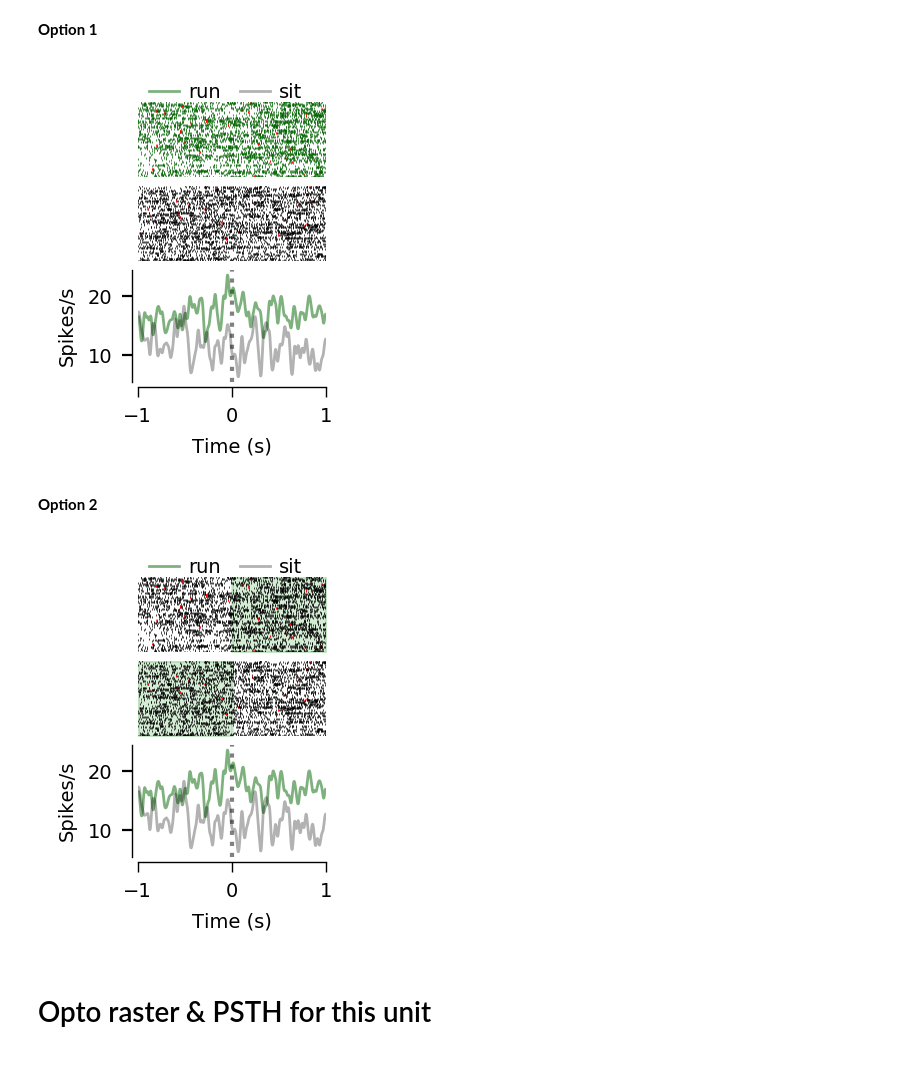
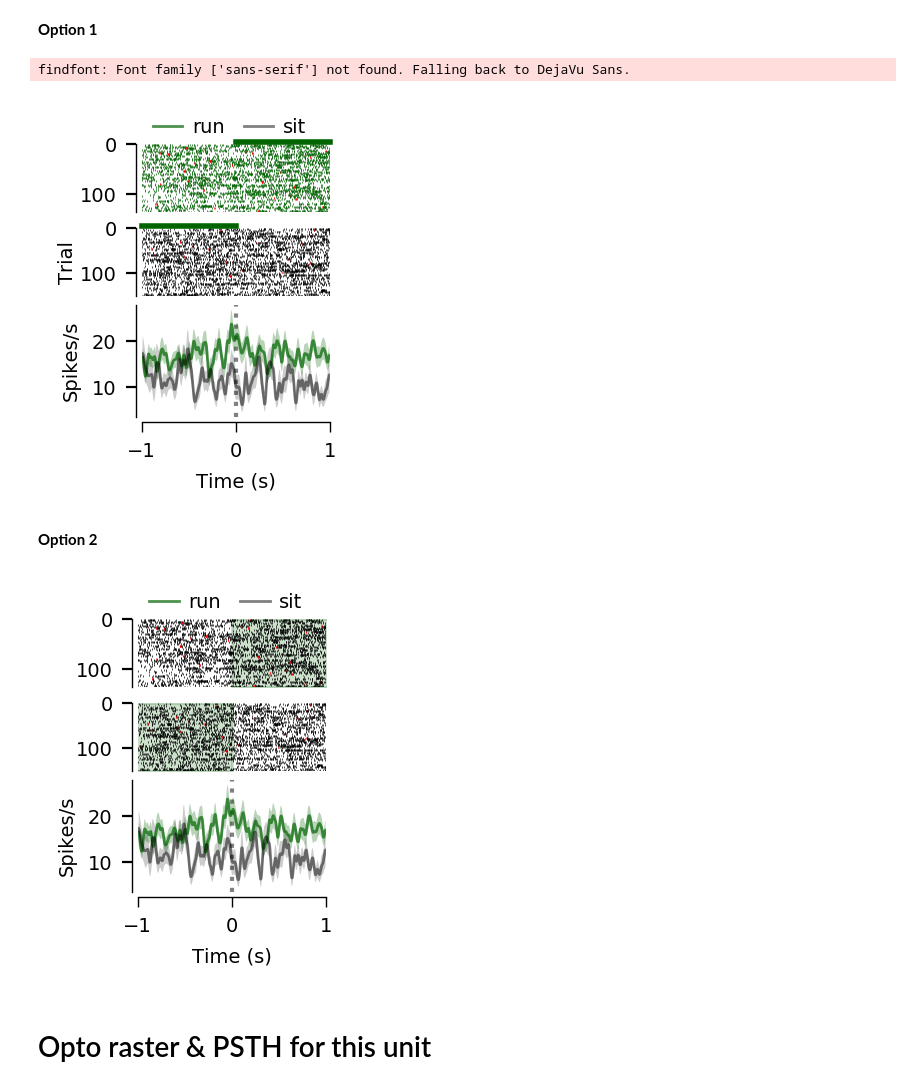
Before and after one commit to yannikbauer/hollymov_code, a Jupyter notebook: hmov_code/fig_01/plot_locomotion_raster_psth.ipynb, the cells around one changed output. Drawn from its saved outputs; the diff is of its cells as text; code cells hidden in the pictures.

Commit message:
improve locomotion raster psth

```diff
--- a/hmov_code/fig_01/plot_locomotion_raster_psth.ipynb
+++ b/hmov_code/fig_01/plot_locomotion_raster_psth.ipynb
@@ -63,22 +72,28 @@ plt.rcParams.update({
 # %% [markdown]
 **Option 1**
 # %%
-fig, axs = (HmovUnit()&key).plot_locomotion_raster_psth();
+fig, axs = (HmovUnit()&key).plot_locomotion_raster_psth(figsize=[3.7, 4.5], dpi=200, stimcond='stim',
+                                    offsets=[-1.0, 0.0], linewidth=1,
+                                    linecolors=['darkgreen', 'k'], s=0.25, l=4, hspace=0.05,
+                                    hpad=0., hratios=[0.45, 0.55], move_spines=2,
+                                    rastercolors=['darkgreen', 'k'], alpha=[0.7, 0.5],
+                                    eventfill=False, eventcolor='darkgreen', eventalpha=0.2,
+                                    plot_err='sem', eventbar=True, evbarpos=5);
 
 # Manual plot edits
-for ax in axs[0]:
-    ax.set_ylabel('')
+axs[0][0].set_ylabel('')
 axs[1].legend(['run', 'sit'], ncol=2, frameon=False, loc='lower left',
               bbox_to_anchor=(0, 2.4),
               columnspacing=1, handlelength=1.5, handletextpad=0.5,
               borderpad=0.1)
 plt.savefig('raster_psth_locomotion.pdf')
 # %% [output]
+findfont: Font family ['sans-serif'] not found. Falling back to DejaVu Sans.
-[figure, old version]
+[figure, new version]
 # %% [markdown]
 **Option 2**
 # %%
-fig, axs = (HmovUnit()&key).plot_locomotion_raster_psth(rastercolors=['k','k'], eventfill=True, eventalpha=0.2);
+fig, axs = (HmovUnit()&key).plot_locomotion_raster_psth(rastercolors=['k','k'], eventfill=True, eventalpha=0.2, eventbar=False);
 
 # Manual plot edits
 for ax in axs[0]:
@@ -89,7 +104,7 @@ axs[1].legend(['run', 'sit'], ncol=2, frameon=False, loc='lower left',
               borderpad=0.1);
 plt.savefig('raster_psth_locomotion.pdf')
 # %% [output]
-[figure, old version]
+[figure, new version]
 # %% [markdown]
 # Opto raster & PSTH for this unit
 # %%
```
Also changed, not shown: parts of 1 cell of this notebook, 1 other file.
